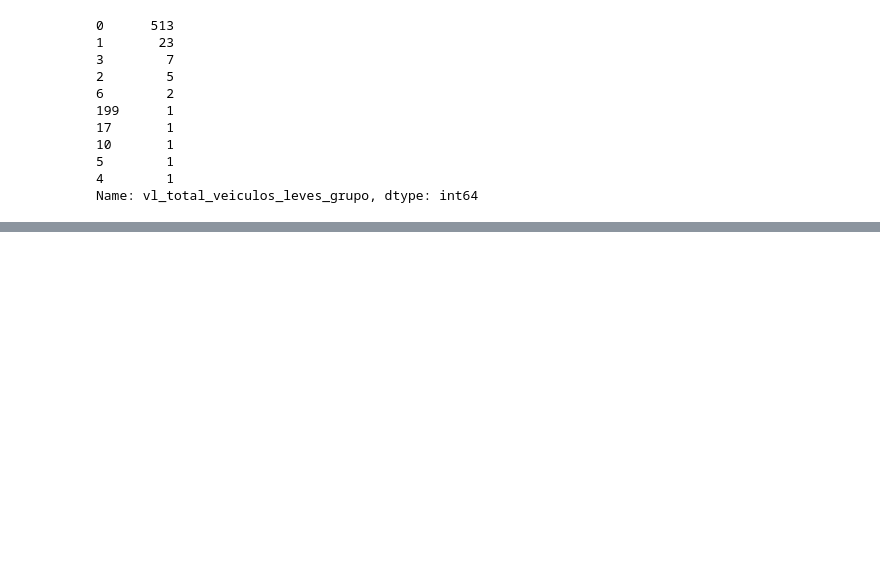
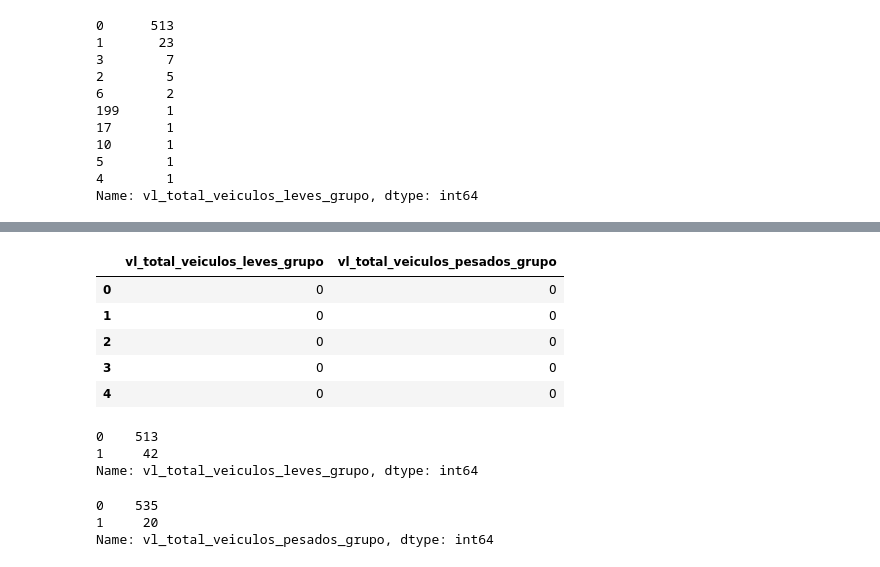
Before and after one commit to Rpinto02/Similarity_Recommender, a Jupyter notebook: Preparation/Exploratory_Analysis.ipynb, the cells around one changed output, grey strips where cells are left out. Cells and saved outputs as stored; diff of their text form; code cells hidden in the pictures; blank space fills up the shorter version.

```diff
--- a/Preparation/Exploratory_Analysis.ipynb
+++ b/Preparation/Exploratory_Analysis.ipynb
@@ -651,0 +692,28 @@ Name: vl_total_veiculos_leves_grupo, dtype: int64
+# %%
+transform_vehicles = lambda col: 0 if col == 0 else 1 #quick function to transform having vehicles into 1 and not having vehicles into 0
+
+vehicle_cols = ['vl_total_veiculos_leves_grupo','vl_total_veiculos_pesados_grupo']
+
+for col in vehicle_cols:
+    df[col] = df.loc[:,col].apply(transform_vehicles)
+
+df[vehicle_cols].head()
+# %% [output]
+|  | vl_total_veiculos_leves_grupo | vl_total_veiculos_pesados_grupo |
+| 0 | 0 | 0 |
+| 1 | 0 | 0 |
+| 2 | 0 | 0 |
+| 3 | 0 | 0 |
+| 4 | 0 | 0 |
+# %%
+df['vl_total_veiculos_leves_grupo'].value_counts()
+# %% [output]
+0    513
+1     42
+Name: vl_total_veiculos_leves_grupo, dtype: int64
+# %%
+df['vl_total_veiculos_pesados_grupo'].value_counts()
+# %% [output]
+0    535
+1     20
+Name: vl_total_veiculos_pesados_grupo, dtype: int64
```
Also changed, not shown: parts of 18 cells of this notebook.
